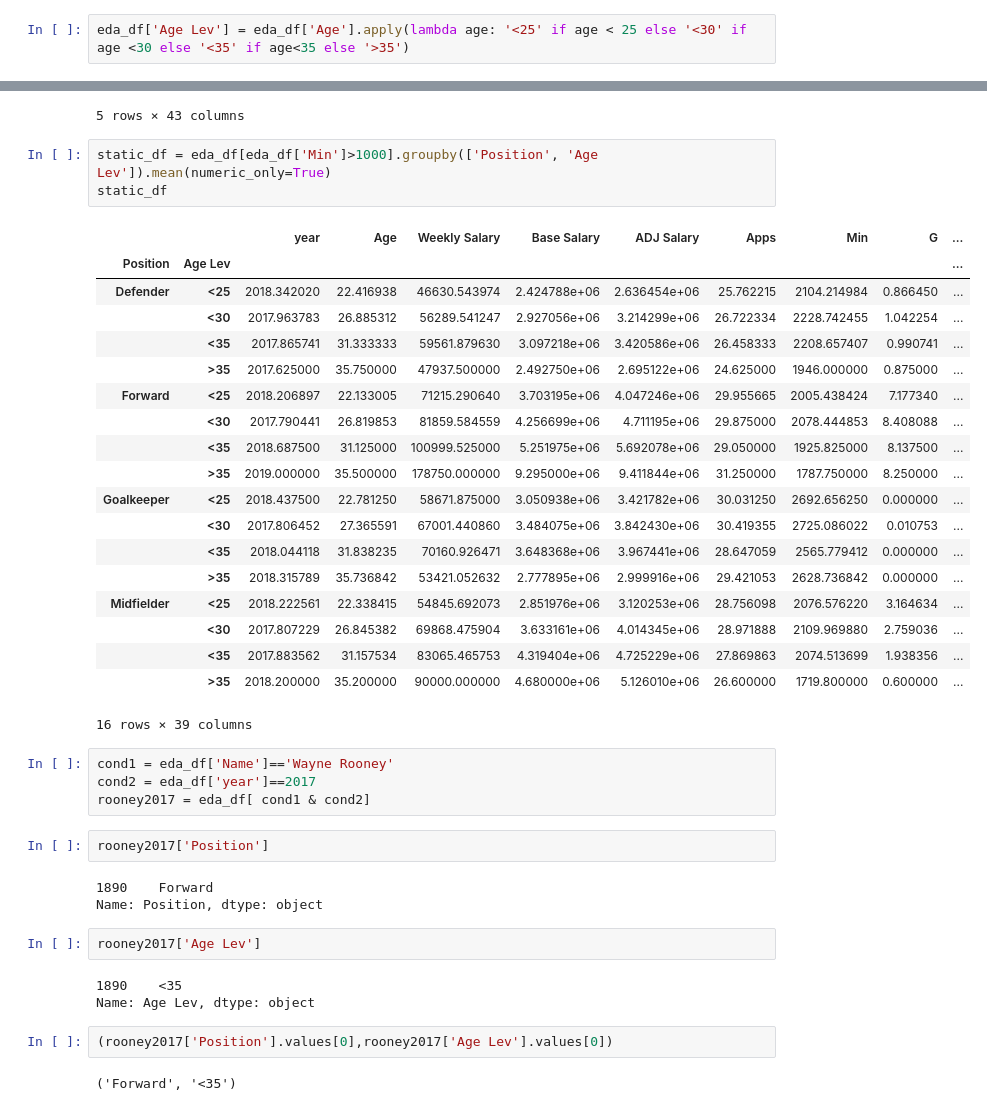
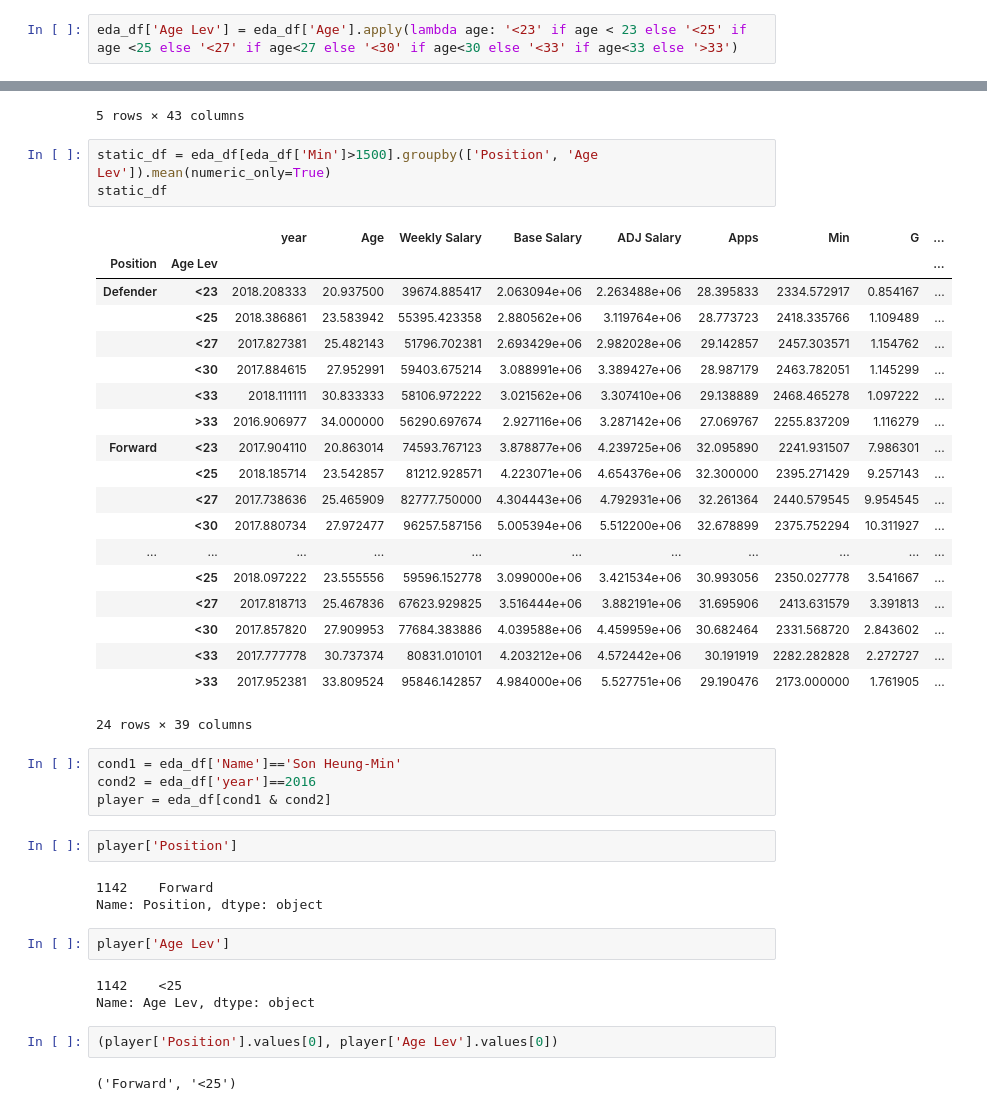
Before and after one commit to sajacaros/eda_champions, a Jupyter notebook: eda/eda.ipynb, the cells around one changed output, grey strips where cells are left out. Drawn from its saved outputs; the diff is of its cells as text.

```diff
--- a/eda/eda.ipynb
+++ b/eda/eda.ipynb
@@ -74,5 +79,5 @@ round(eda_df.describe(), 2)
 # %%
-eda_df['Age Lev'] = eda_df['Age'].apply(lambda age: '<25' if age < 25 else '<30' if age <30 else '<35' if age<35 else '>35')
+eda_df['Age Lev'] = eda_df['Age'].apply(lambda age: '<23' if age < 23 else '<25' if age <25 else '<27' if age<27 else '<30' if age<30 else '<33' if age<33 else '>33')
 # %%
 eda_df.tail()
 # %% [output]
@@ -84,46 +89,46 @@ eda_df.tail()
 | 4754 | 2022 | Shane Duffy | 30 | Fulham | Defender | 40000.0 | 2080000.0 | 2080000.0 | 5.0 | ... |
 5 rows × 43 columns
 # %%
-static_df = eda_df[eda_df['Min']>1000].groupby(['Position', 'Age Lev']).mean(numeric_only=True)
+static_df = eda_df[eda_df['Min']>1500].groupby(['Position', 'Age Lev']).mean(numeric_only=True)
 static_df
 # %% [output]
 |  |  | year | Age | Weekly Salary | Base Salary | ADJ Salary | Apps | Min | G | ... |
 | Position | Age Lev |  |  |  |  |  |  |  |  | ... |
-| Defender | <25 | 2018.342020 | 22.416938 | 46630.543974 | 2.424788e+06 | 2.636454e+06 | 25.762215 | 2104.214984 | 0.866450 | ... |
-|  | <30 | 2017.963783 | 26.885312 | 56289.541247 | 2.927056e+06 | 3.214299e+06 | 26.722334 | 2228.742455 | 1.042254 | ... |
-|  | <35 | 2017.865741 | 31.333333 | 59561.879630 | 3.097218e+06 | 3.420586e+06 | 26.458333 | 2208.657407 | 0.990741 | ... |
-|  | >35 | 2017.625000 | 35.750000 | 47937.500000 | 2.492750e+06 | 2.695122e+06 | 24.625000 | 1946.000000 | 0.875000 | ... |
-| Forward | <25 | 2018.206897 | 22.133005 | 71215.290640 | 3.703195e+06 | 4.047246e+06 | 29.955665 | 2005.438424 | 7.177340 | ... |
-|  | <30 | 2017.790441 | 26.819853 | 81859.584559 | 4.256699e+06 | 4.711195e+06 | 29.875000 | 2078.444853 | 8.408088 | ... |
-|  | <35 | 2018.687500 | 31.125000 | 100999.525000 | 5.251975e+06 | 5.692078e+06 | 29.050000 | 1925.825000 | 8.137500 | ... |
-|  | >35 | 2019.000000 | 35.500000 | 178750.000000 | 9.295000e+06 | 9.411844e+06 | 31.250000 | 1787.750000 | 8.250000 | ... |
-| Goalkeeper | <25 | 2018.437500 | 22.781250 | 58671.875000 | 3.050938e+06 | 3.421782e+06 | 30.031250 | 2692.656250 | 0.000000 | ... |
-|  | <30 | 2017.806452 | 27.365591 | 67001.440860 | 3.484075e+06 | 3.842430e+06 | 30.419355 | 2725.086022 | 0.010753 | ... |
-|  | <35 | 2018.044118 | 31.838235 | 70160.926471 | 3.648368e+06 | 3.967441e+06 | 28.647059 | 2565.779412 | 0.000000 | ... |
-|  | >35 | 2018.315789 | 35.736842 | 53421.052632 | 2.777895e+06 | 2.999916e+06 | 29.421053 | 2628.736842 | 0.000000 | ... |
-| Midfielder | <25 | 2018.222561 | 22.338415 | 54845.692073 | 2.851976e+06 | 3.120253e+06 | 28.756098 | 2076.576220 | 3.164634 | ... |
-|  | <30 | 2017.807229 | 26.845382 | 69868.475904 | 3.633161e+06 | 4.014345e+06 | 28.971888 | 2109.969880 | 2.759036 | ... |
-|  | <35 | 2017.883562 | 31.157534 | 83065.465753 | 4.319404e+06 | 4.725229e+06 | 27.869863 | 2074.513699 | 1.938356 | ... |
-|  | >35 | 2018.200000 | 35.200000 | 90000.000000 | 4.680000e+06 | 5.126010e+06 | 26.600000 | 1719.800000 | 0.600000 | ... |
+| Defender | <23 | 2018.208333 | 20.937500 | 39674.885417 | 2.063094e+06 | 2.263488e+06 | 28.395833 | 2334.572917 | 0.854167 | ... |
+|  | <25 | 2018.386861 | 23.583942 | 55395.423358 | 2.880562e+06 | 3.119764e+06 | 28.773723 | 2418.335766 | 1.109489 | ... |
+|  | <27 | 2017.827381 | 25.482143 | 51796.702381 | 2.693429e+06 | 2.982028e+06 | 29.142857 | 2457.303571 | 1.154762 | ... |
+|  | <30 | 2017.884615 | 27.952991 | 59403.675214 | 3.088991e+06 | 3.389427e+06 | 28.987179 | 2463.782051 | 1.145299 | ... |
+|  | <33 | 2018.111111 | 30.833333 | 58106.972222 | 3.021562e+06 | 3.307410e+06 | 29.138889 | 2468.465278 | 1.097222 | ... |
+|  | >33 | 2016.906977 | 34.000000 | 56290.697674 | 2.927116e+06 | 3.287142e+06 | 27.069767 | 2255.837209 | 1.116279 | ... |
+| Forward | <23 | 2017.904110 | 20.863014 | 74593.767123 | 3.878877e+06 | 4.239725e+06 | 32.095890 | 2241.931507 | 7.986301 | ... |
+|  | <25 | 2018.185714 | 23.542857 | 81212.928571 | 4.223071e+06 | 4.654376e+06 | 32.300000 | 2395.271429 | 9.257143 | ... |
+|  | <27 | 2017.738636 | 25.465909 | 82777.750000 | 4.304443e+06 | 4.792931e+06 | 32.261364 | 2440.579545 | 9.954545 | ... |
+|  | <30 | 2017.880734 | 27.972477 | 96257.587156 | 5.005394e+06 | 5.512200e+06 | 32.678899 | 2375.752294 | 10.311927 | ... |
+| ... | ... | ... | ... | ... | ... | ... | ... | ... | ... | ... |
+|  | <25 | 2018.097222 | 23.555556 | 59596.152778 | 3.099000e+06 | 3.421534e+06 | 30.993056 | 2350.027778 | 3.541667 | ... |
+|  | <27 | 2017.818713 | 25.467836 | 67623.929825 | 3.516444e+06 | 3.882191e+06 | 31.695906 | 2413.631579 | 3.391813 | ... |
+|  | <30 | 2017.857820 | 27.909953 | 77684.383886 | 4.039588e+06 | 4.459959e+06 | 30.682464 | 2331.568720 | 2.843602 | ... |
+|  | <33 | 2017.777778 | 30.737374 | 80831.010101 | 4.203212e+06 | 4.572442e+06 | 30.191919 | 2282.282828 | 2.272727 | ... |
+|  | >33 | 2017.952381 | 33.809524 | 95846.142857 | 4.984000e+06 | 5.527751e+06 | 29.190476 | 2173.000000 | 1.761905 | ... |
-16 rows × 39 columns
+24 rows × 39 columns
 # %%
-cond1 = eda_df['Name']=='Wayne Rooney'
-cond2 = eda_df['year']==2017
-rooney2017 = eda_df[ cond1 & cond2]
+cond1 = eda_df['Name']=='Son Heung-Min'
+cond2 = eda_df['year']==2016
+player = eda_df[cond1 & cond2]
 # %%
-rooney2017['Position']
+player['Position']
 # %% [output]
-1890    Forward
+1142    Forward
 Name: Position, dtype: object
 # %%
-rooney2017['Age Lev']
+player['Age Lev']
 # %% [output]
-1890    <35
+1142    <25
 Name: Age Lev, dtype: object
 # %%
-(rooney2017['Position'].values[0],rooney2017['Age Lev'].values[0])
+(player['Position'].values[0], player['Age Lev'].values[0])
 # %% [output]
-('Forward', '<35')
+('Forward', '<25')
 # %%
 static_df.index
 # %% [output]
```
Also changed, not shown: parts of 5 cells of this notebook.
